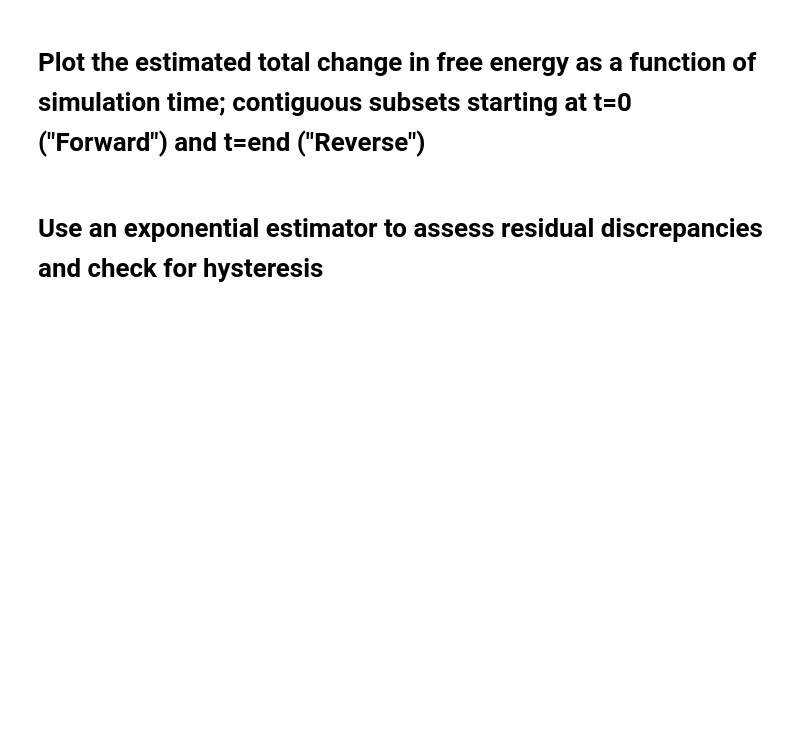
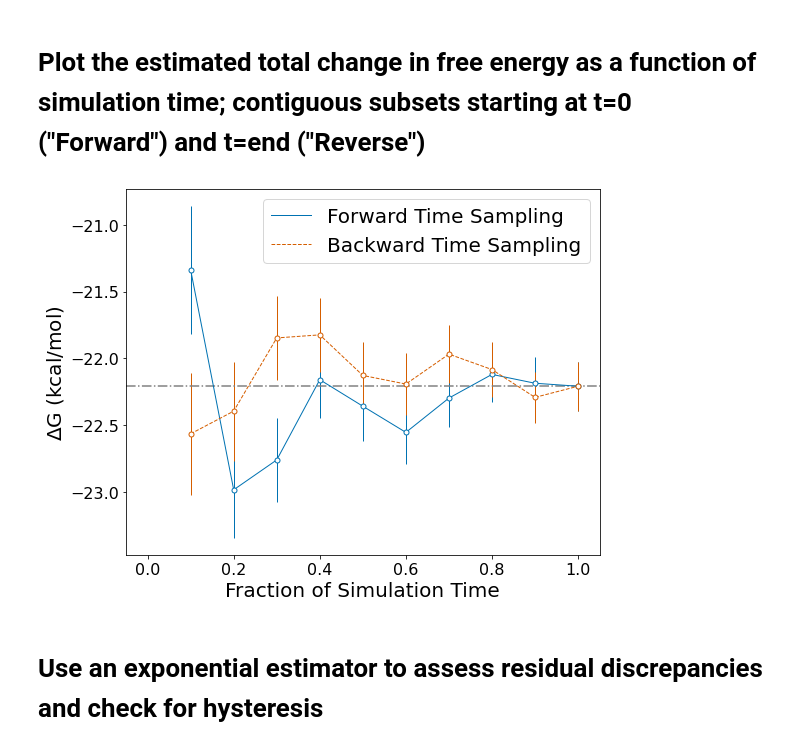
Before and after one commit to BranniganLab/safep, a Jupyter notebook: BAR_Estimator_Basic.ipynb, the cells around one changed output. Drawn from its saved outputs; the diff is of its cells as text; code cells hidden in the pictures; blank space fills up the shorter version.

```diff
--- a/BAR_Estimator_Basic.ipynb
+++ b/BAR_Estimator_Basic.ipynb
@@ -99,11 +125,19 @@ plt.show()
 # %%
 fs, ferr, bs, berr = doConvergence(u_nk)
 # %%
-fig, ax = plt.subplots(1,1)
-ax = convergencePlot(ax, fs, ferr, bs, berr, fwdColor='#0072B2', bwdColor='#D55E00')
-ax.legend()
+fig, ax = plt.subplots(1,1, figsize=(8,6))
+ax = convergencePlot(ax, fs*RT, ferr*RT, bs*RT, berr*RT, fwdColor='#0072B2', bwdColor='#D55E00')
+ax.legend(fontsize=20)
+ax.set_ylabel(r'$\rm\Delta G$ (kcal/mol)', fontsize=20)
+ax.set_xlabel('Fraction of Simulation Time', fontsize=20)
+plt.xticks(fontsize=16)
+plt.yticks(fontsize=16)
+fig.tight_layout()
 plt.savefig(f'{path}convergence_{affix}.png', dpi=600)
 plt.savefig(f'{path}convergence_{affix}.pdf')
+plt.savefig(f'{path}FEP_convergence.pdf')
+# %% [output]
+[figure, added]
 # %% [markdown]
 # Use an exponential estimator to assess residual discrepancies and check for hysteresis
 # %%
```
Also changed, not shown: parts of 7 cells of this notebook, 1 other file.
